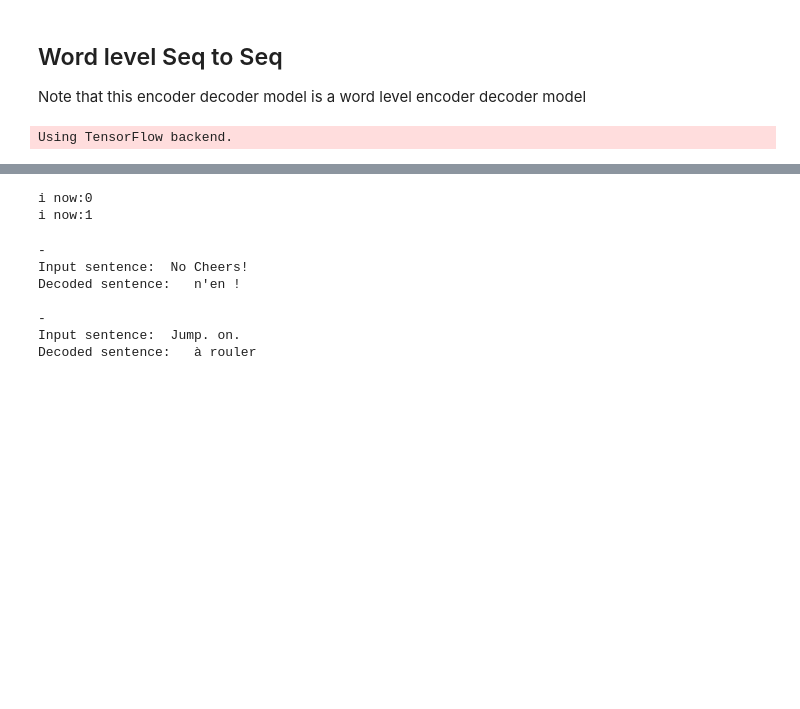
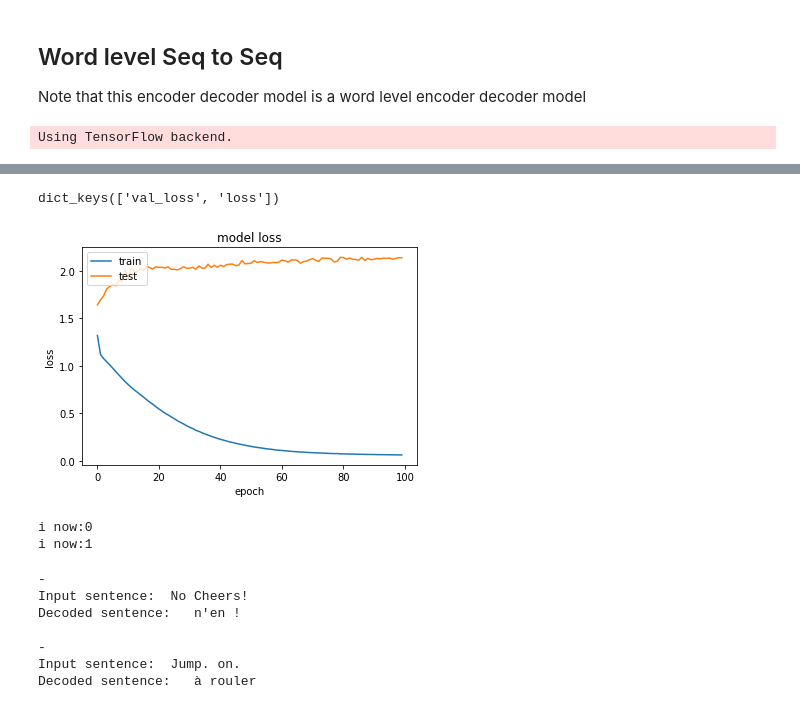
Before and after one commit to Diagon-Alley/tensor-flow-exps, a Jupyter notebook: SequenceToSequenceKeras/SampleSequenceToSequence-wordLevel.ipynb, the cells around one changed output, grey strips where cells are left out. Drawn from its saved outputs; the diff is of its cells as text; code cells hidden in the pictures; blank space fills up the shorter version.

Commit message:
2000 samples trained

```diff
--- a/SequenceToSequenceKeras/SampleSequenceToSequence-wordLevel.ipynb
+++ b/SequenceToSequenceKeras/SampleSequenceToSequence-wordLevel.ipynb
@@ -14,7 +14,7 @@ epochs = 100 # number of epochs to train
 # %%
 latent_dim = 256
 # %%
-num_samples = 1000
+num_samples = 2000
 # %%
 import os, sys
 # %%
@@ -61,6 +61,8 @@ for line in lines[:min(num_samples, len(lines) - 1)]:
         if word not in target_words:
             target_words.add(word)
 
+input_words.add(".")
+
 target_words.add("\n")
 target_words.add("\t")
 # %%
@@ -123,7 +125,13 @@ for i, (input_text, target_text) in enumerate(zip(input_texts, target_texts)):
     for t, word in enumerate(input_text_words):
         # i is the first index as it is the ith training example
         # t is the second index as the t-th character in ith training example
-        encoder_input_data[i, t, input_token_index[word]] = 1
+        if "." in word and word[- 1] != ".": # patchy method of considering punctuations '.' and ',' as separate words
+            period_split_words = word.split(".")
+            encoder_input_data[i, t, input_token_index["."]] = 1
+            encoder_input_data[i, t, input_token_index[period_split_words[1]]] = 1
+        else:
+            encoder_input_data[i, t, input_token_index[word]] = 1
+
     for t, word in enumerate(target_text_words):
         # here a tb splitting must be done in order to treat the tab as a separate word
         if "\t" in word:
@@ -176,7 +184,7 @@ model = Model([encoder_inputs, decoder_inputs], decoder_outputs)
 # %%
 model.compile(optimizer='rmsprop', loss='categorical_crossentropy')
 # %%
-model.fit([encoder_input_data, decoder_input_data], decoder_target_data,
+history = model.fit([encoder_input_data, decoder_input_data], decoder_target_data,
           batch_size=batch_size,
           epochs=epochs,
           validation_split=0.2)
@@ -203 +212,22 @@ Epoch 100/100
+# %%
+print(history.history.keys())
+# summarize history for accuracy
+# plt.plot(history.history['acc'])
+# plt.plot(history.history['val_acc'])
+# plt.title('model accuracy')
+# plt.ylabel('accuracy')
+# plt.xlabel('epoch')
+# plt.legend(['train', 'test'], loc='upper left')
+# plt.show()
+# summarize history for loss
+plt.plot(history.history['loss'])
+plt.plot(history.history['val_loss'])
+plt.title('model loss')
+plt.ylabel('loss')
+plt.xlabel('epoch')
+plt.legend(['train', 'test'], loc='upper left')
+plt.show()
+# %% [output]
+dict_keys(['val_loss', 'loss'])
+[figure, added]
 # %%
```
Also changed, not shown: parts of 5 cells of this notebook, 1 other file.
